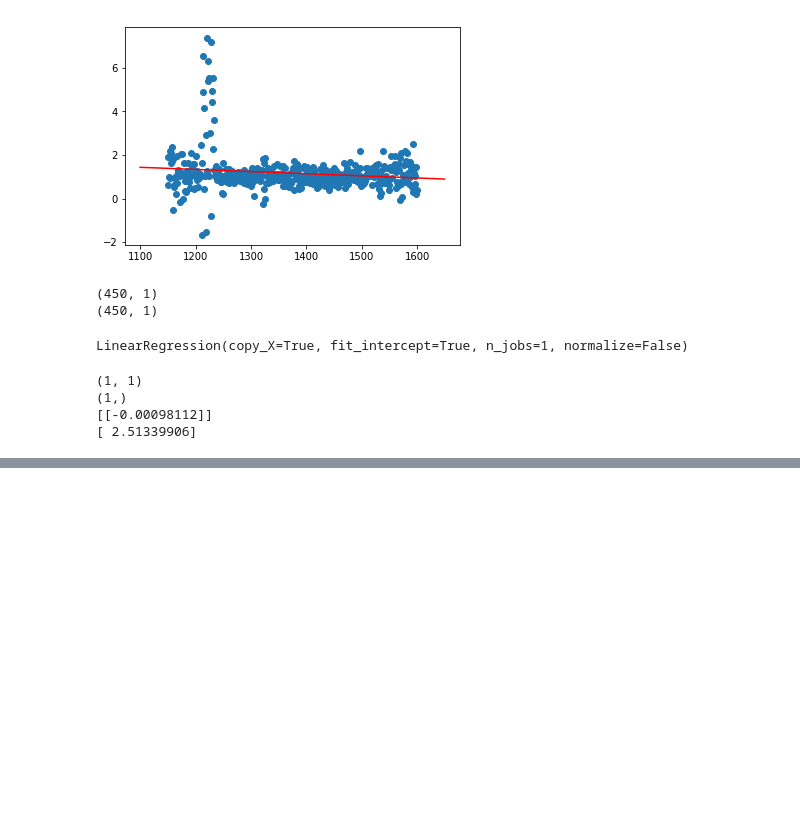
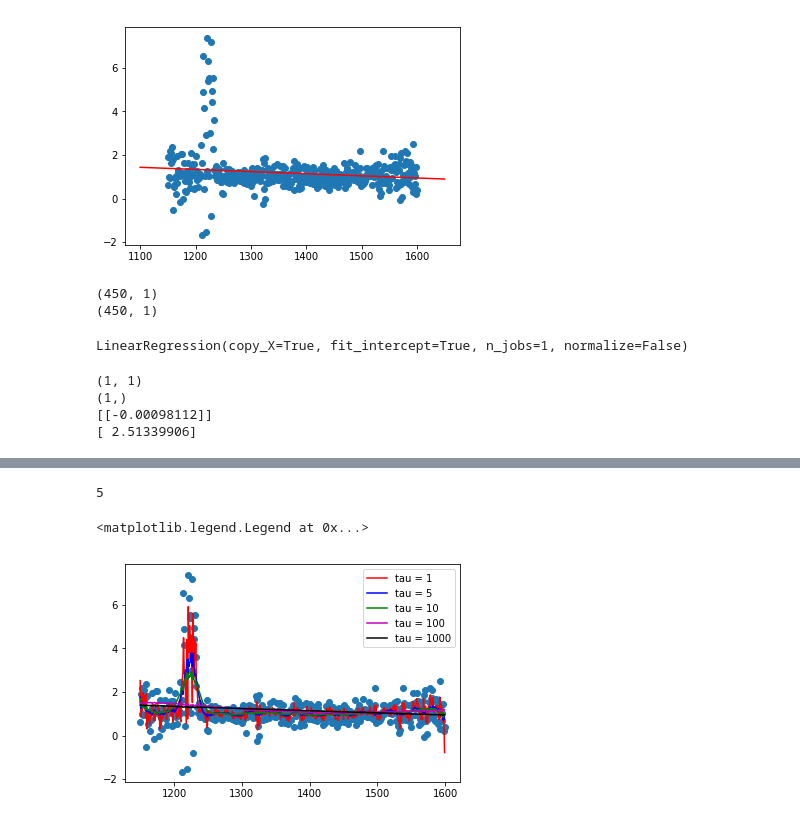
Before and after one commit to francesco-losterzo/MLPractice, a Jupyter notebook: Notebooks/LinearRegression_CS229.ipynb, the cells around one changed output, grey strips where cells are left out. Saved outputs shown, nothing was run; the diff lists cells and outputs as text; code cells hidden in the pictures; blank space fills up the shorter version.

```diff
--- a/Notebooks/LinearRegression_CS229.ipynb
+++ b/Notebooks/LinearRegression_CS229.ipynb
@@ -357,0 +460,23 @@ print(q)
+# %%
+# test different values of tau
+taus = [1, 5, 10, 100, 1000]
+yhat_list = []
+for tau in taus:
+    yhat_list.append(getLWR(x_ex, y_ex, tau))
+# %%
+print(len(yhat_list))
+
+# and plot them with different colors
+# -- need to work on comsetics here
+color_list = ['r','b','g','m','k']
+plt.scatter(x_ex, y_ex)
+for idx in range(len(yhat_list)):
+    col = color_list[idx]
+    yyy = yhat_list[idx]
+    tau = taus[idx]
+    plt.plot(x_ex, yyy, c=col, label='tau = '+str(tau))
+plt.legend(loc='best')
+# %% [output]
+5
+<matplotlib.legend.Legend at 0x...>
+[figure, added]
```
Also changed, not shown: parts of 8 cells of this notebook.
